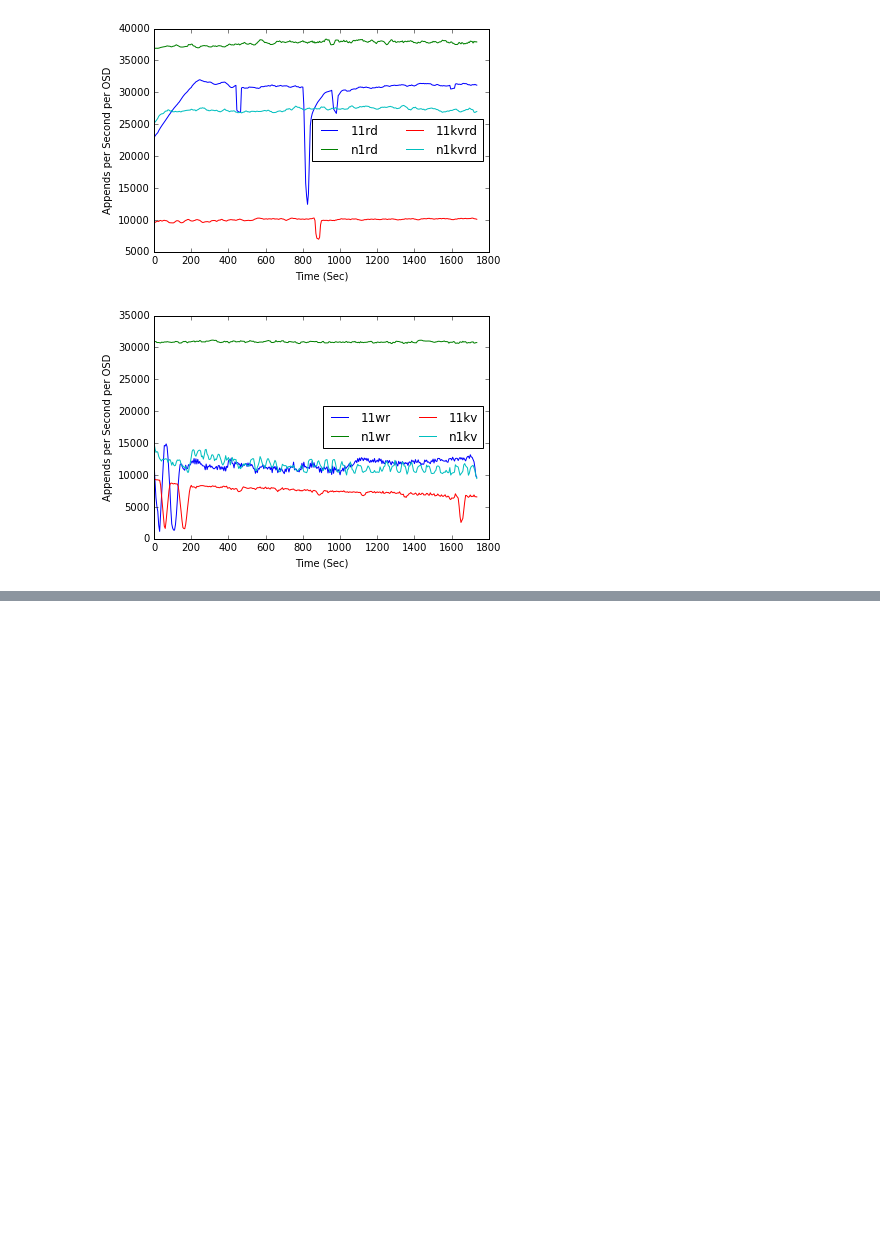
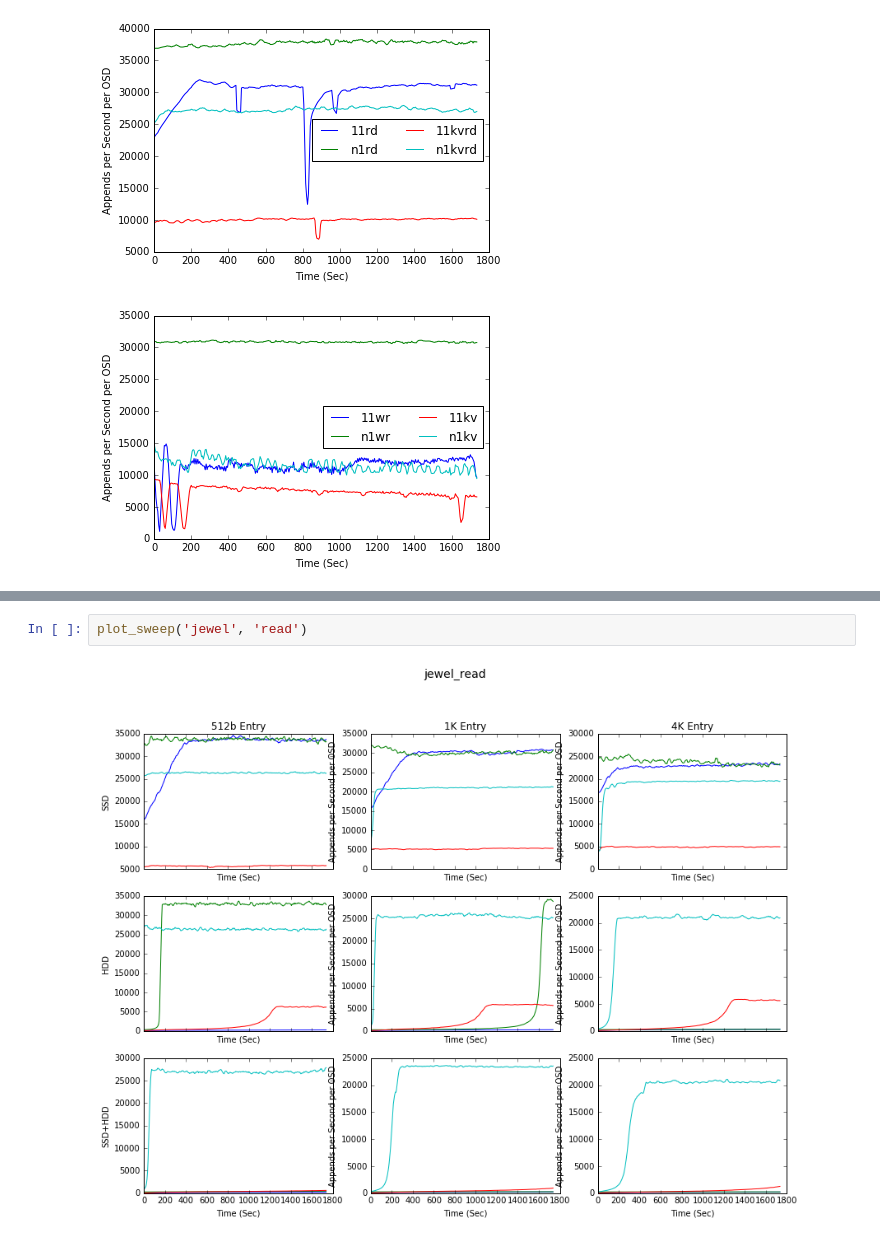
Before and after one commit to michaelsevilla/zlog-popper, a Jupyter notebook: experiments/basic-cls-rand-read/visualize.ipynb, the cells around one changed output, grey strips where cells are left out. Saved outputs shown, nothing was run; the diff lists cells and outputs as text; blank space fills up the shorter version.

```diff
--- a/experiments/basic-cls-rand-read/visualize.ipynb
+++ b/experiments/basic-cls-rand-read/visualize.ipynb
@@ -127,0 +173,4 @@ plot_read_write(glob.glob('results.pd.librados_read_data_jrnl_nvme.pl1.05-19-201
+# %%
+plot_sweep('jewel', 'read')
+# %% [output]
+[figure, added]
```
Also changed, not shown: parts of 6 cells of this notebook.
